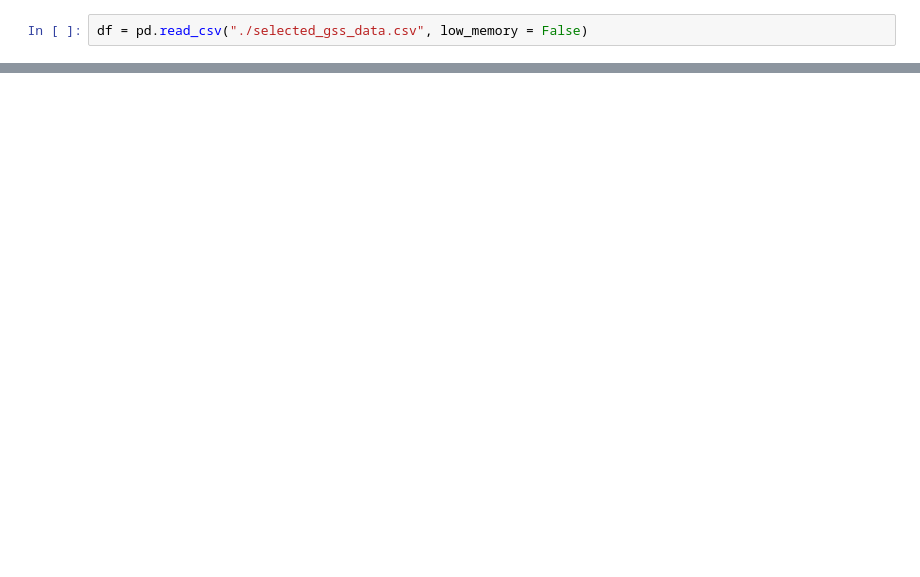
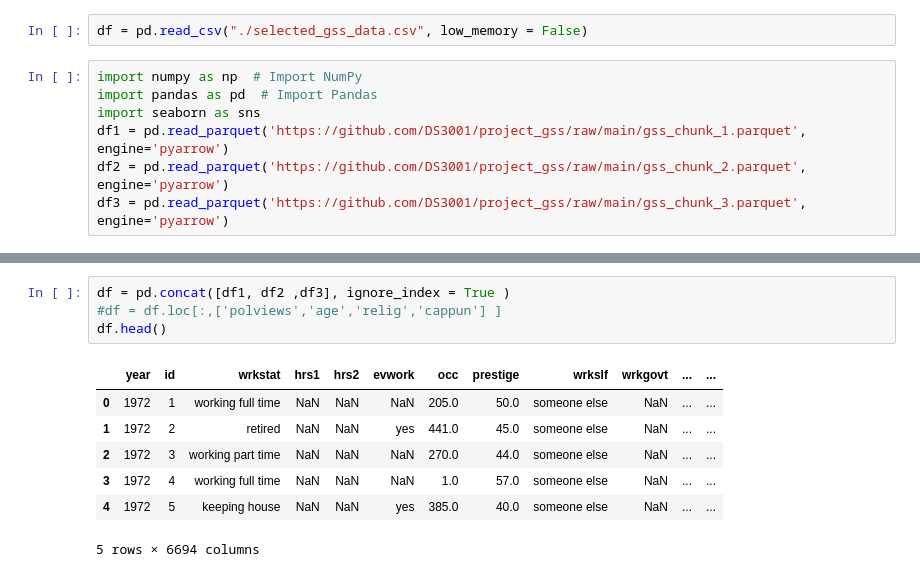
Before and after one commit to abkerper/project_gss, a Jupyter notebook: Annika_Religion_Visualizations.ipynb, the cells around one changed output, grey strips where cells are left out. Cells and saved outputs as stored; diff of their text form; blank space fills up the shorter version.

```diff
--- a/Annika_Religion_Visualizations.ipynb
+++ b/Annika_Religion_Visualizations.ipynb
@@ -37,3 +39,10 @@ for k in range(3):
 [5 rows x 6694 columns]
 # %%
 df = pd.read_csv("./selected_gss_data.csv", low_memory = False)
+# %%
+import numpy as np  # Import NumPy
+import pandas as pd  # Import Pandas
+import seaborn as sns
+df1 = pd.read_parquet('https://github.com/DS3001/project_gss/raw/main/gss_chunk_1.parquet', engine='pyarrow')
+df2 = pd.read_parquet('https://github.com/DS3001/project_gss/raw/main/gss_chunk_2.parquet', engine='pyarrow')
+df3 = pd.read_parquet('https://github.com/DS3001/project_gss/raw/main/gss_chunk_3.parquet', engine='pyarrow')
@@ -39,0 +66,12 @@ df = pd.read_csv("./selected_gss_data.csv", low_memory = False)
+# %%
+df = pd.concat([df1, df2 ,df3], ignore_index = True )
+#df = df.loc[:,['polviews','age','relig','cappun'] ]
+df.head()
+# %% [output]
+|  | year | id | wrkstat | hrs1 | hrs2 | evwork | occ | prestige | wrkslf | wrkgovt | ... | ... |
+| 0 | 1972 | 1 | working full time | NaN | NaN | NaN | 205.0 | 50.0 | someone else | NaN | ... | ... |
+| 1 | 1972 | 2 | retired | NaN | NaN | yes | 441.0 | 45.0 | someone else | NaN | ... | ... |
+| 2 | 1972 | 3 | working part time | NaN | NaN | NaN | 270.0 | 44.0 | someone else | NaN | ... | ... |
+| 3 | 1972 | 4 | working full time | NaN | NaN | NaN | 1.0 | 57.0 | someone else | NaN | ... | ... |
+| 4 | 1972 | 5 | keeping house | NaN | NaN | yes | 385.0 | 40.0 | someone else | NaN | ... | ... |
+5 rows × 6694 columns
```
Also changed, not shown: parts of 4 cells of this notebook.
